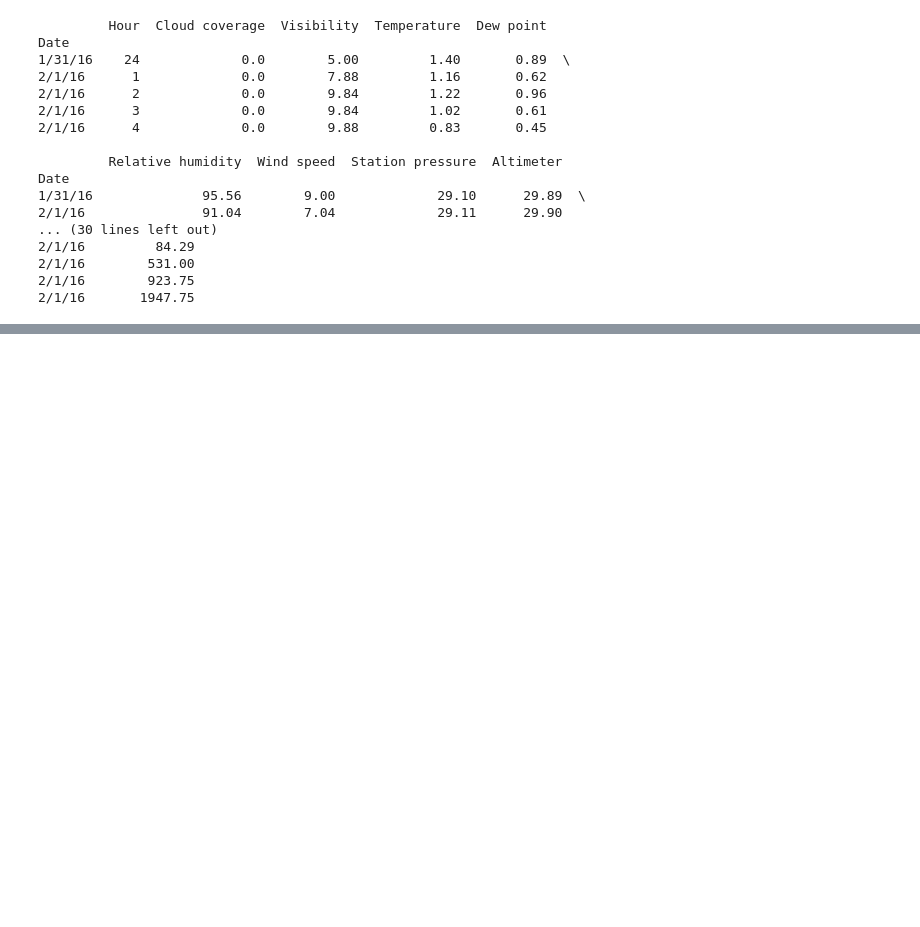
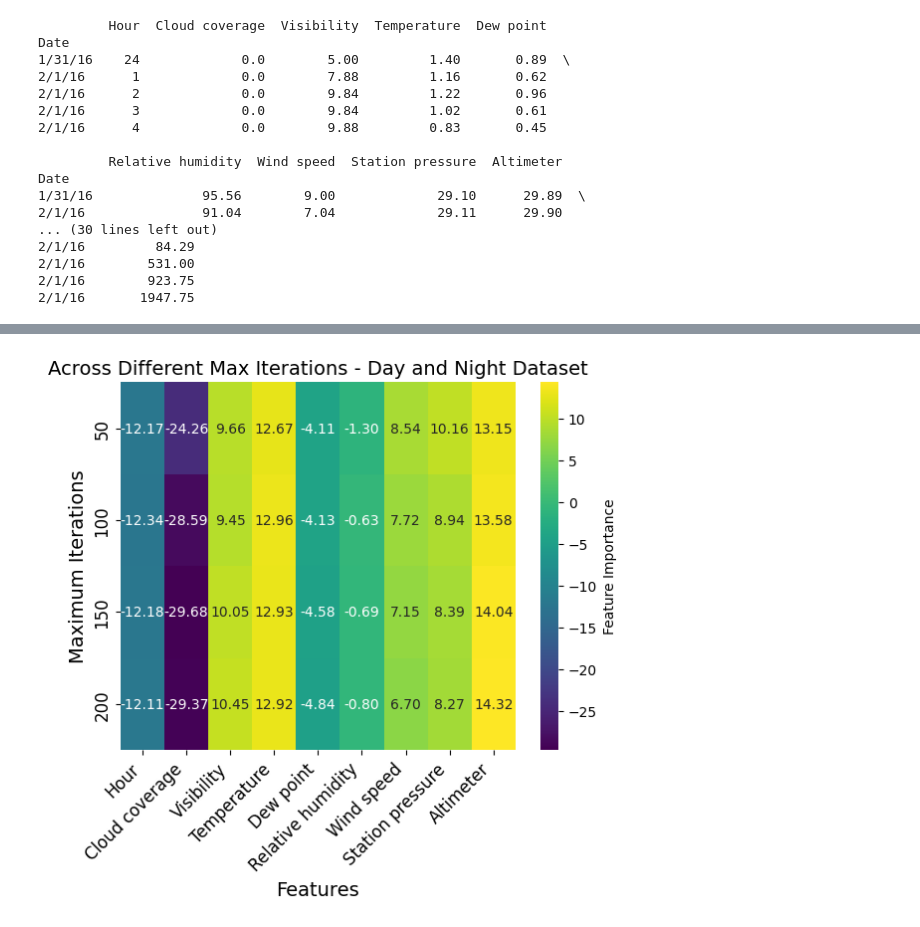
Before and after one commit to rcsurridge/Solar-ML-Forecast, a Jupyter notebook: neural_network.ipynb, the cells around one changed output, grey strips where cells are left out. Drawn from its saved outputs; the diff is of its cells as text; code cells hidden in the pictures; blank space fills up the shorter version.

```diff
--- a/neural_network.ipynb
+++ b/neural_network.ipynb
@@ -278,0 +121,28 @@ plt.show()
+# %%
+best_mse = float('inf')
+best_params = None
+
+max_iter_lst = [50, 100, 150, 200]
+
+feature_importance_matrix = np.zeros((len(max_iter_lst), X_day_night.shape[1]))
+
+for idx, max_iter in enumerate(max_iter_lst):
+    final_model = MLPRegressor(hidden_layer_sizes=(64, 64), max_iter=max_iter, random_state=42)
+    final_model.fit(X_day_night, y_day_night)
+    feature_importance_matrix[idx, :] = final_model.coefs_[0].sum(axis=1)
+
+# Plot heatmap for feature importance
+feature_names = day_night_solar_df.columns[:9].tolist()
+
+sns.heatmap(feature_importance_matrix, annot=True, cmap='viridis', yticklabels=max_iter_lst,
+            xticklabels=feature_names, fmt='.2f', cbar_kws={'label': 'Feature Importance'})
+plt.title('Across Different Max Iterations - Day and Night Dataset', fontsize=14)
+plt.xlabel('Features', fontsize=14)
+plt.ylabel('Maximum Iterations', fontsize=14)
+plt.xticks(fontsize=12, rotation=45, ha='right')
+plt.yticks(fontsize=12)
+
+plt.savefig(os.path.join(save_dir, 'day_night_feature_importance_heatmap_iterations.png'))
+plt.show()
+# %% [output]
+[figure, added]
```
Also changed, not shown: parts of 6 cells of this notebook, 6 other files.
